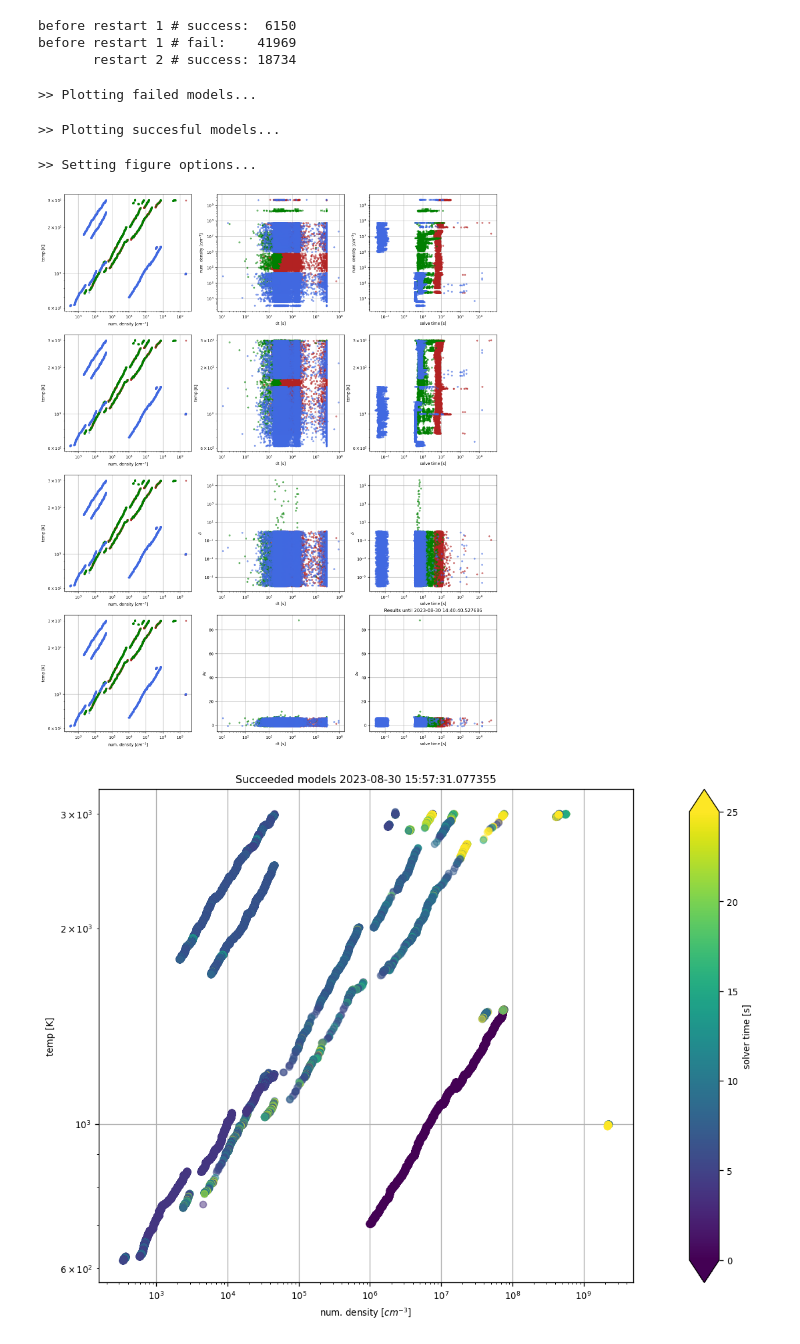
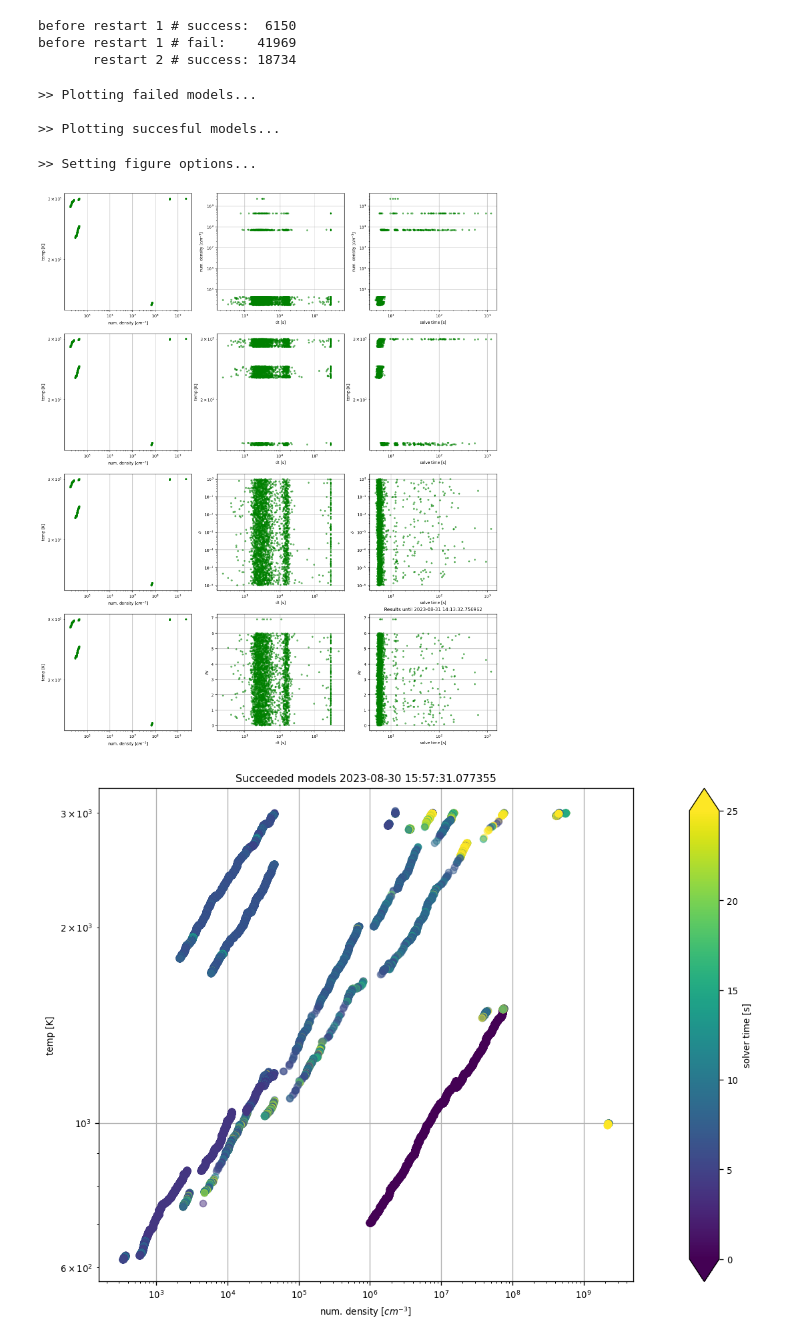
Before and after one commit to silkemaes/ChemPy, a Jupyter notebook: explore.ipynb, the cells around one changed output. Saved outputs shown, nothing was run; the diff lists cells and outputs as text; code cells hidden in the pictures.

```diff
--- a/explore.ipynb
+++ b/explore.ipynb
@@ -19,13 +19,13 @@ from datetime import datetime
 rcParams.update({'font.size':   8})
 rcParams.update({'figure.dpi': 120})
 
-outpath = '/lhome/silkem/ChemTorch/ChemTorch/out/'
+outpath = '/STER/silkem/ChemTorch/out/'
 # %%
 name = datetime.now()
 alpha = 0.5
 
-success = listdir(outpath+'success/')
-fail = listdir(outpath+'fail/')
+success = listdir(outpath+'new/')
+# fail = listdir(outpath+'fail/')
 # %%
 str(name)
 # %% [output]
@@ -121,33 +121,33 @@ alpha = 0.5
 
 dt = 0
 
-print(">> Plotting failed models...")
-for i in tqdm(range(len(fail))):
-    input  = np.load(outpath+'fail/'+fail[i]+'/input.npy')
-    tictoc = np.load(outpath+'fail/'+fail[i]+'/tictoc.npy')
+# print(">> Plotting failed models...")
+# for i in tqdm(range(len(fail))):
+#     input  = np.load(outpath+'fail/'+fail[i]+'/input.npy')
+#     tictoc = np.load(outpath+'fail/'+fail[i]+'/tictoc.npy')
 
 
-    ## parameter space
-    ax[0,0].plot(input[0], input[1], color = c_fail, marker = m_fail, alpha = alpha)
-    ax[1,0].plot(input[0], input[1], color = c_fail, marker = m_fail, alpha = alpha)
-    ax[2,0].plot(input[0], input[1], color = c_fail, marker = m_fail, alpha = alpha)
-    ax[3,0].plot(input[0], input[1], color = c_fail, marker = m_fail, alpha = alpha)
+#     ## parameter space
+#     ax[0,0].plot(input[0], input[1], color = c_fail, marker = m_fail, alpha = alpha)
+#     ax[1,0].plot(input[0], input[1], color = c_fail, marker = m_fail, alpha = alpha)
+#     ax[2,0].plot(input[0], input[1], color = c_fail, marker = m_fail, alpha = alpha)
+#     ax[3,0].plot(input[0], input[1], color = c_fail, marker = m_fail, alpha = alpha)
 
-    ## density
-    ax[0,1].plot(input[-1],input[0], color = c_fail, marker = m_fail, alpha = alpha)
-    ax[0,2].plot(tictoc[0],input[0], color = c_fail, marker = m_fail, alpha = alpha)
+#     ## density
+#     ax[0,1].plot(input[-1],input[0], color = c_fail, marker = m_fail, alpha = alpha)
+#     ax[0,2].plot(tictoc[0],input[0], color = c_fail, marker = m_fail, alpha = alpha)
 
-    ## temperature
-    ax[1,1].plot(input[-1],input[1], color = c_fail, marker = m_fail, alpha = alpha)
-    ax[1,2].plot(tictoc[0],input[1], color = c_fail, marker = m_fail, alpha = alpha)
+#     ## temperature
+#     ax[1,1].plot(input[-1],input[1], color = c_fail, marker = m_fail, alpha = alpha)
+#     ax[1,2].plot(tictoc[0],input[1], color = c_fail, marker = m_fail, alpha = alpha)
 
-    ## delta
-    ax[2,1].plot(input[-1],input[2], color = c_fail, marker = m_fail, alpha = alpha)
-    ax[2,2].plot(tictoc[0],input[2], color = c_fail, marker = m_fail, alpha = alpha)
+#     ## delta
+#     ax[2,1].plot(input[-1],input[2], color = c_fail, marker = m_fail, alpha = alpha)
+#     ax[2,2].plot(tictoc[0],input[2], color = c_fail, marker = m_fail, alpha = alpha)
 
-    ## Av
-    ax[3,1].plot(input[-1],input[3], color = c_fail, marker = m_fail, alpha = alpha)
-    ax[3,2].plot(tictoc[0],input[3], color = c_fail, marker = m_fail, alpha = alpha)
+#     ## Av
+#     ax[3,1].plot(input[-1],input[3], color = c_fail, marker = m_fail, alpha = alpha)
+#     ax[3,2].plot(tictoc[0],input[3], color = c_fail, marker = m_fail, alpha = alpha)
 
 
 m_suc = '.'
@@ -156,13 +156,13 @@ c_suc = 'green'
 print("\n>> Plotting succesful models...")
 for i in tqdm(range(len(success))):
 # for i in tqdm(range(36341, len(success))):
-    input  = np.load(outpath+'success/'+success[i]+'/input.npy')
-    tictoc = np.load(outpath+'success/'+success[i]+'/tictoc.npy')
+    input  = np.load(outpath+'new/'+success[i]+'/input.npy')
+    tictoc = np.load(outpath+'new/'+success[i]+'/tictoc.npy')
 
-    if i < 6150 and i >= 18734:
-        c_suc = 'green'
-    if i >= 6150 and i < 18734:
-        c_suc = 'royalblue'
+    # if i < 6150 and i >= 18734:
+    #     c_suc = 'green'
+    # if i >= 6150 and i < 18734:
+    #     c_suc = 'royalblue'
 
     ## parameter space
     ax[0,0].plot(input[0], input[1], color = c_suc, marker = m_suc, alpha = alpha)
@@ -195,36 +195,37 @@ for i in tqdm(range(len(ax))):
 
 ax[3,1].set_yscale('linear')
 ax[3,2].set_yscale('linear')
 
 for i in tqdm(range(4)):
     ax[i,0].set_xlabel('num. density [$cm^{-3}$]')
     ax[i,0].set_ylabel('temp [K]')
     ax[i,1].set_xlabel('dt [s]')
     ax[i,2].set_xlabel('solve time [s]')
 
 
 ## density
 ax[0,1].set_ylabel('num. density [$cm^{-3}$]')
 ax[0,2].set_ylabel('num. density [$cm^{-3}$]')
 
 ## temperature
 ax[1,1].set_ylabel('temp [K]')
 ax[1,2].set_ylabel('temp [K]')
 
 ## delta
 ax[2,1].set_ylabel('$\\delta$')
 ax[2,2].set_ylabel('$\\delta$')
 
 ## Av
 ax[3,1].set_ylabel('Av')
 ax[3,2].set_ylabel('Av')
 
 plt.show()
 # %% [output]
 >> Plotting failed models...
+
+>> Plotting succesful models...
->> Plotting succesful models...
+>> Setting figure options...
->> Setting figure options...
-[figure, old version]
+[figure, new version]
 # %%
 ## plotting solve time via colormap
 
```
Also changed, not shown: 2 other files.
